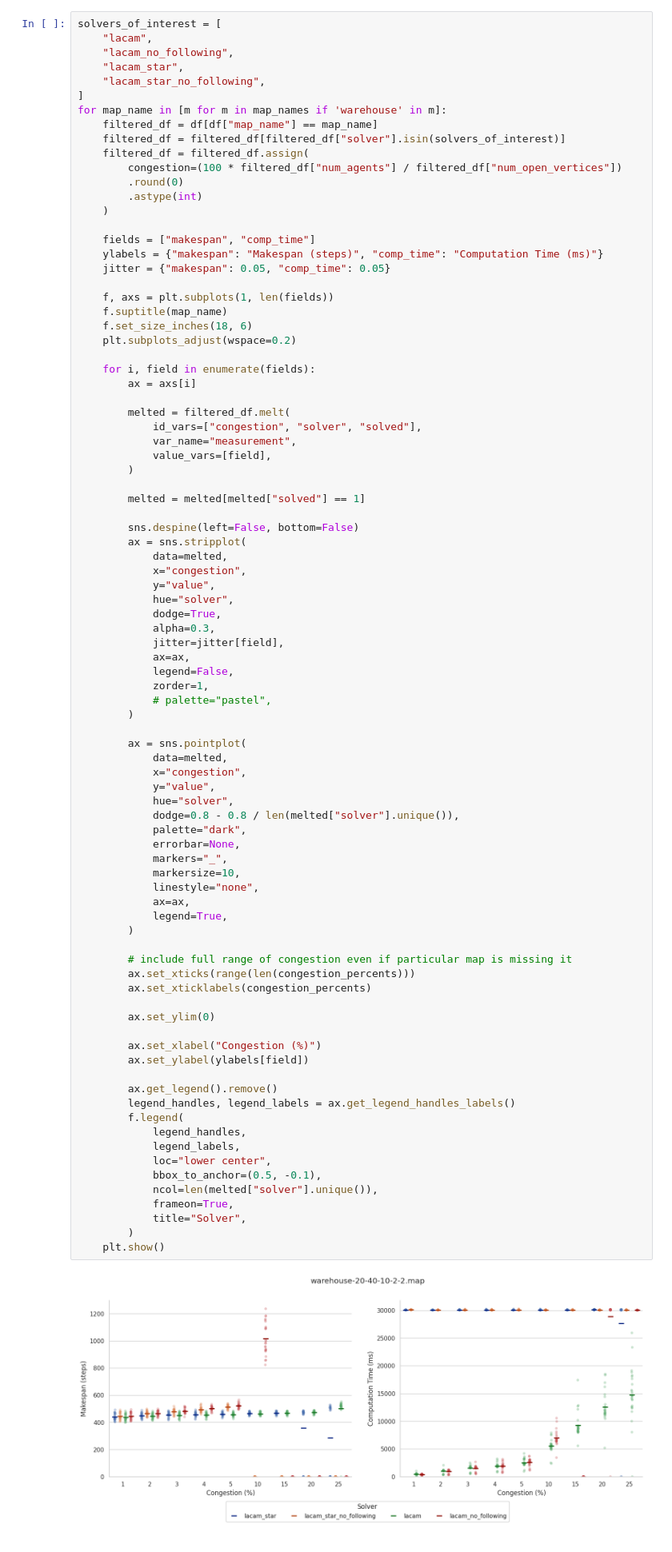
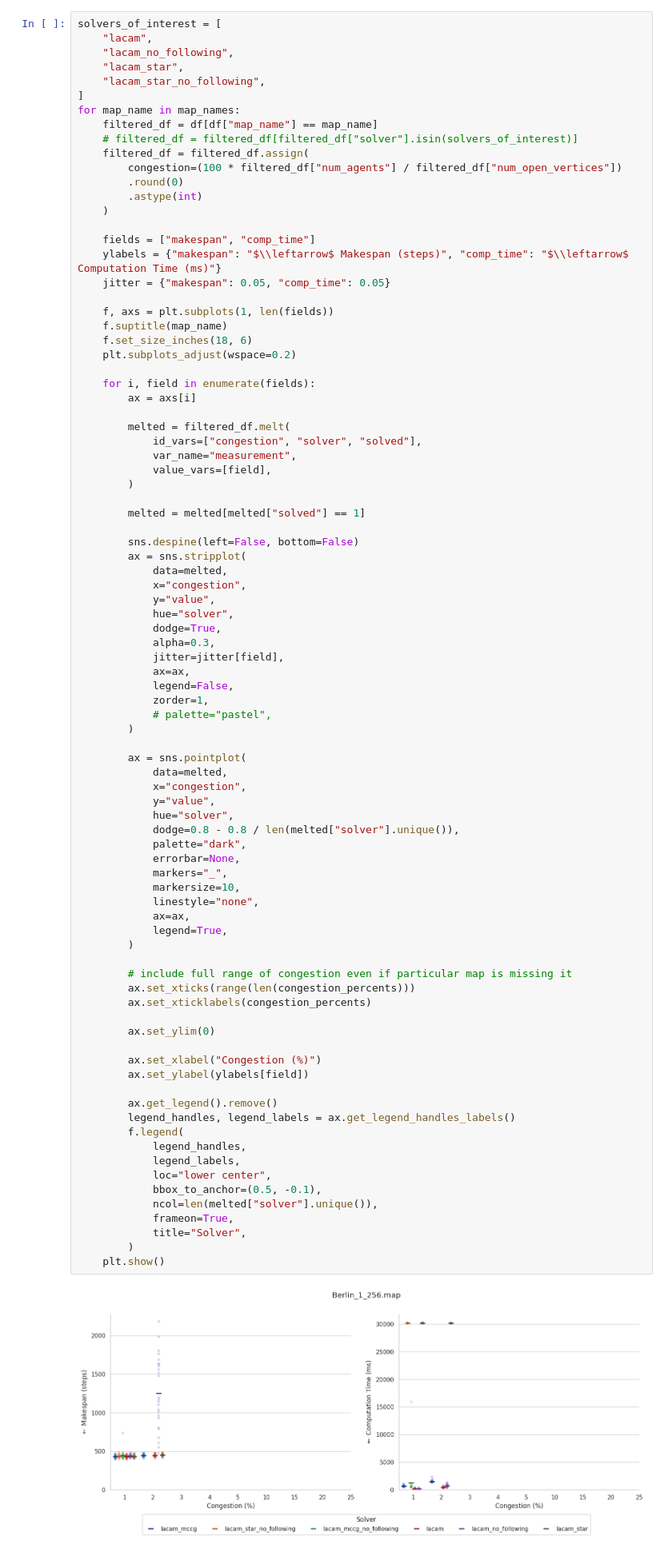
Before and after one commit to JustinShetty/lacam3, a Jupyter notebook: scripts/plot.ipynb, the cells around one changed output. Shown at 80% size. Cells and saved outputs as stored; diff of their text form.

Commit message:
update plots with arrows

```diff
--- a/scripts/plot.ipynb
+++ b/scripts/plot.ipynb
@@ -48,9 +40,9 @@ solvers_of_interest = [
     "lacam_star",
     "lacam_star_no_following",
 ]
-for map_name in [m for m in map_names if 'warehouse' in m]:
+for map_name in map_names:
     filtered_df = df[df["map_name"] == map_name]
-    filtered_df = filtered_df[filtered_df["solver"].isin(solvers_of_interest)]
+    # filtered_df = filtered_df[filtered_df["solver"].isin(solvers_of_interest)]
     filtered_df = filtered_df.assign(
         congestion=(100 * filtered_df["num_agents"] / filtered_df["num_open_vertices"])
         .round(0)
@@ -58,7 +50,7 @@ for map_name in [m for m in map_names if 'warehouse' in m]:
     )
 
     fields = ["makespan", "comp_time"]
-    ylabels = {"makespan": "Makespan (steps)", "comp_time": "Computation Time (ms)"}
+    ylabels = {"makespan": "$\\leftarrow$ Makespan (steps)", "comp_time": "$\\leftarrow$ Computation Time (ms)"}
     jitter = {"makespan": 0.05, "comp_time": 0.05}
 
     f, axs = plt.subplots(1, len(fields))
@@ -102,31 +94,31 @@ for map_name in [m for m in map_names if 'warehouse' in m]:
             errorbar=None,
             markers="_",
             markersize=10,
             linestyle="none",
             ax=ax,
             legend=True,
         )
 
         # include full range of congestion even if particular map is missing it
         ax.set_xticks(range(len(congestion_percents)))
         ax.set_xticklabels(congestion_percents)
 
         ax.set_ylim(0)
 
         ax.set_xlabel("Congestion (%)")
         ax.set_ylabel(ylabels[field])
 
         ax.get_legend().remove()
         legend_handles, legend_labels = ax.get_legend_handles_labels()
         f.legend(
             legend_handles,
             legend_labels,
             loc="lower center",
             bbox_to_anchor=(0.5, -0.1),
             ncol=len(melted["solver"].unique()),
             frameon=True,
             title="Solver",
         )
     plt.show()
 # %% [output]
-[figure, old version]
+[figure, new version]
```
Also changed, not shown: parts of 2 cells of this notebook.
